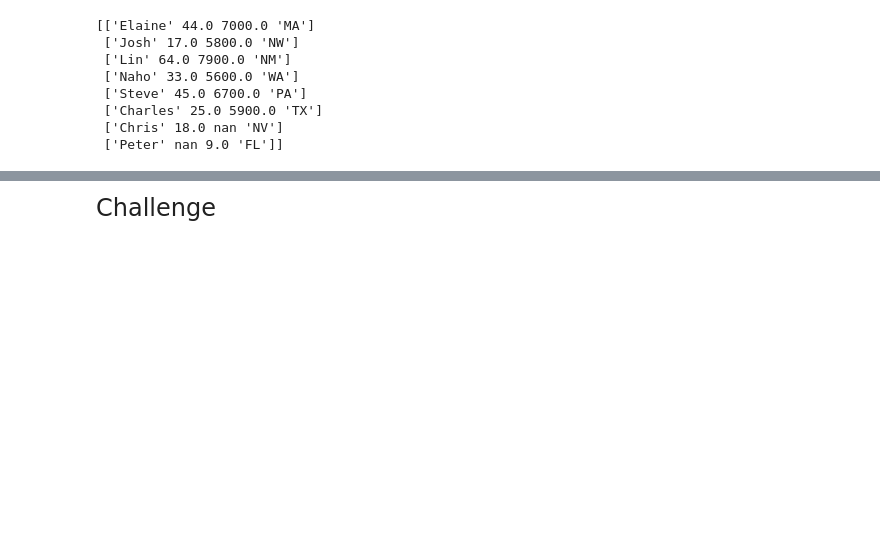
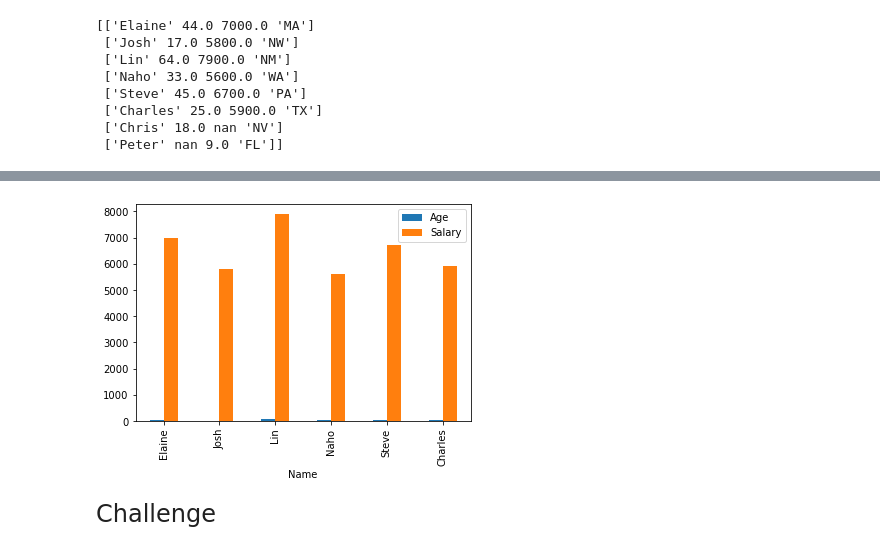
Before and after one commit to whunt1965/CS506-Fall2021, a Jupyter notebook: 07-pandas/pandas_exercise.ipynb, the cells around one changed output, grey strips where cells are left out. Drawn from its saved outputs; the diff is of its cells as text; code cells hidden in the pictures; blank space fills up the shorter version.

```diff
--- a/07-pandas/pandas_exercise.ipynb
+++ b/07-pandas/pandas_exercise.ipynb
@@ -182,3 +182,14 @@ print(df_new.values)
  ['Charles' 25.0 5900.0 'TX']
  ['Chris' 18.0 nan 'NV']
  ['Peter' nan 9.0 'FL']]
+# %%
+df_left = pd.DataFrame({'Name': ['Elaine', 'Josh', 'Lin', 'Naho', 'Steve', 'Charles'],
+                   'Age': [44, 17, 64, 33, 45, 25],
+                   'Salary': [7000, 5800, 7900, 5600, 6700, 5900],
+                   'Group': ['MA', 'NW', 'NM', 'WA', 'PA', 'TX']})
+df_right = pd.DataFrame({'Name': ['Josh', 'Lin', 'Steve', 'Charles', 'Chris', 'Pan'],
+                   'Location': ["Boston", "DC", "Seattle", "San Jose", "New York", "Denver"],
+                   'Team': ["A", "A", "C", "B", "D", "C"]})
+
+print(df_left)
+print(df_right)
@@ -185,3 +265,8 @@ print(df_new.values)
+# %%
+# Visualize
+df_left.plot(x="Name", y=["Age","Salary"], kind='bar');
+# %% [output]
+[figure, added]
 # %% [markdown]
 <font size="5"> Challenge </font>
 # %% [markdown]
```
Also changed, not shown: parts of 6 cells of this notebook.
